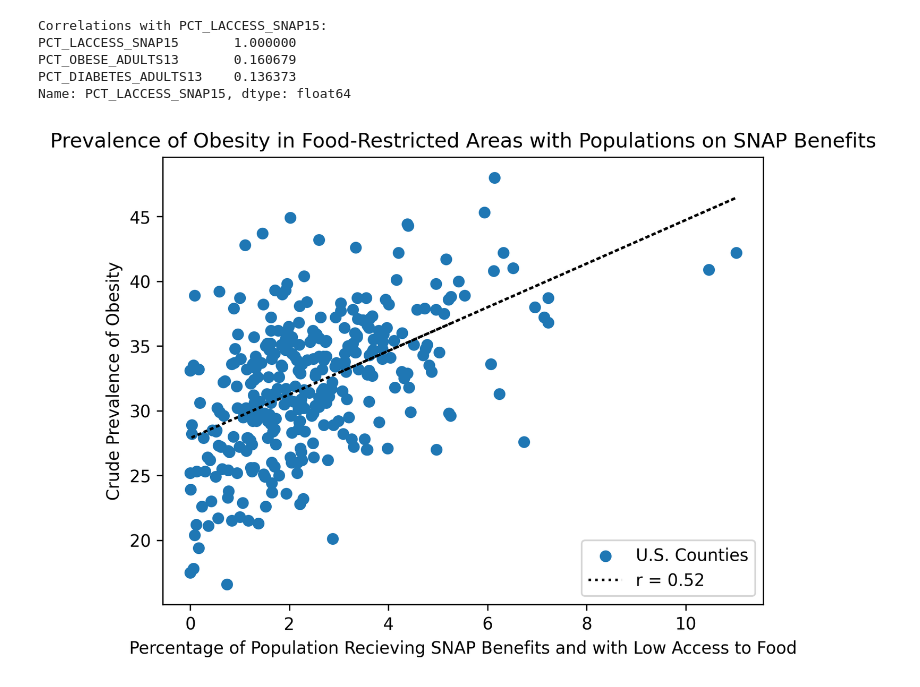
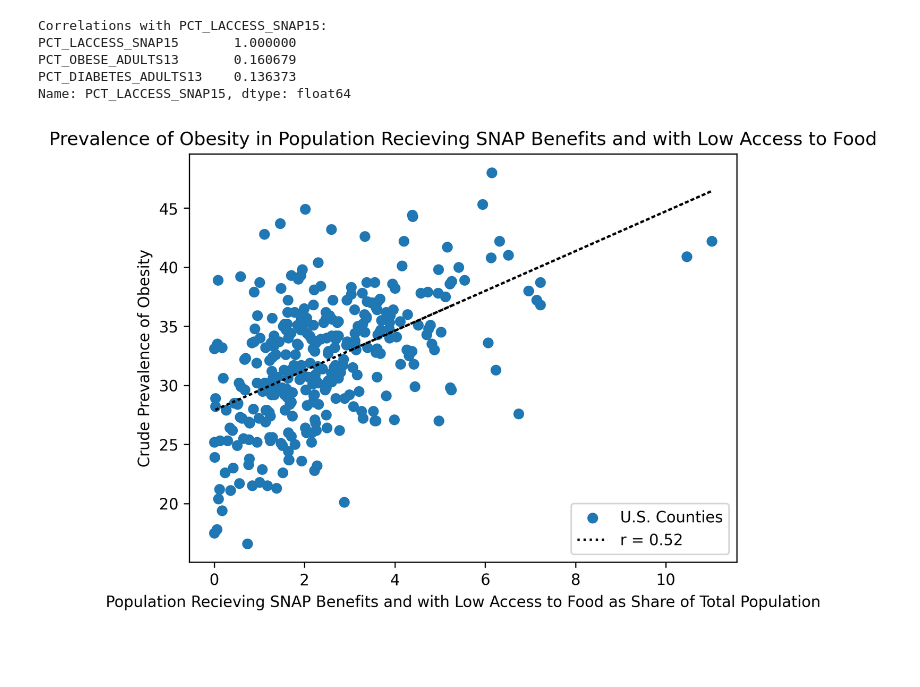
Before and after one commit to cthoman1/n1_dataProject, a Jupyter notebook: analysis.ipynb, the cells around one changed output. Cells and saved outputs as stored; diff of their text form; code cells hidden in the pictures; blank space fills up the shorter version.

```diff
--- a/analysis.ipynb
+++ b/analysis.ipynb
@@ -60,14 +93,10 @@ Name: PCT_LACCESS_POP10, dtype: float64
 # %%
 # Here, I found positive, but somewhat weak correlations between health outcomes and the LACCESS_POP10 variable.
 # %%
+# Low access, low income vs. 500 Cities Health variables
+
 conn = sqlite3.connect('challenge.db')
 cursor = conn.cursor()
-
-cursor.execute("PRAGMA table_info(five_hundred_cities_summary)")
-table_info_500c = cursor.fetchall()
-
-exclude_columns = ['FIPS', 'StateAbbr', 'PlaceName', 'Total_Population2010', 'Access2_CrudePrev_weighted_average']
-health_columns_500c = [col[1] for col in table_info_500c if col[1] not in exclude_columns]
 
 query = f"""
     SELECT a.PCT_LACCESS_LOWI10, {', '.join(health_columns_500c)}
@@ -77,6 +106,8 @@ query = f"""
 
 df2 = pd.read_sql(query, conn)
 
+conn.close()
+
 correlations = df2.corr()
 df2_correlations = correlations['PCT_LACCESS_LOWI10'].sort_values(ascending=False)
 print("Correlations with PCT_LACCESS_LOWI10:")
@@ -191,6 +220,8 @@ Name: PCT_LACCESS_SNAP15, dtype: float64
 # first visualization.
 # %%
-def plot_access_vs_disease(df, x_col, y_col, disease_name, show=False):
+# I am setting up my matplotlib plotting framework as a function so that I can use it dynamically going forward.
+
+def plot_access_vs_disease(df, x_col, y_col, x_var, disease_name, show=False, file_addendum=None):
     fig, ax = plt.subplots(dpi=300)
 
     df_clean = df.dropna(subset=[x_col])
@@ -202,34 +233,39 @@ def plot_access_vs_disease(df, x_col, y_col, disease_name, show=False):
         raise ValueError("x and y data lengths do not match after dropping NaNs")
 
     ax.scatter(x, y, label='U.S. Counties')
 
     coefficients = np.polyfit(x, y, 1)
     trendline = np.poly1d(coefficients)
 
     pearson_corr, _ = pearsonr(x, y)
     label = f'r = {pearson_corr:.2f}'
 
     ax.plot(x, trendline(x), color='black', linestyle='dotted', label=label)
     ax.legend()
 
-    ax.set_title(f"Prevalence of {disease_name} in Food-Restricted Areas with Populations on SNAP Benefits")
-    ax.set_xlabel('Percentage of Population Recieving SNAP Benefits and with Low Access to Food')
+    ax.set_title(f"Prevalence of {disease_name} in {x_var}")
+    ax.set_xlabel(f"{x_var} as Share of Total Population")
     ax.set_ylabel(f'Crude Prevalence of {disease_name}')
 
-    plt.savefig(f'{re.sub(r"\s+", "_", disease_name)}_access', bbox_inches='tight')
+    if file_addendum:
+        plt.savefig(f'visualizations/{re.sub(r"\s+", "_", disease_name)}_{file_addendum}_access', bbox_inches='tight')
+    else:
+        plt.savefig(f'visualizations/{re.sub(r"\s+", "_", disease_name)}_access', bbox_inches='tight')
 
     if show:
         plt.show()
 
     plt.close()
 
+# Plotting Low access, SNAP Benefits vs. Obesity
 
 plot_access_vs_disease(
     df3,
     x_col='PCT_LACCESS_SNAP15',
     y_col='OBESITY_CrudePrev_weighted_avg',
+    x_var='Population Recieving SNAP Benefits and with Low Access to Food',
     disease_name='Obesity',
     show=True
 )
 # %% [output]
-[figure, old version]
+[figure, new version]
```
Also changed, not shown: parts of 24 cells of this notebook, 13 other files.
